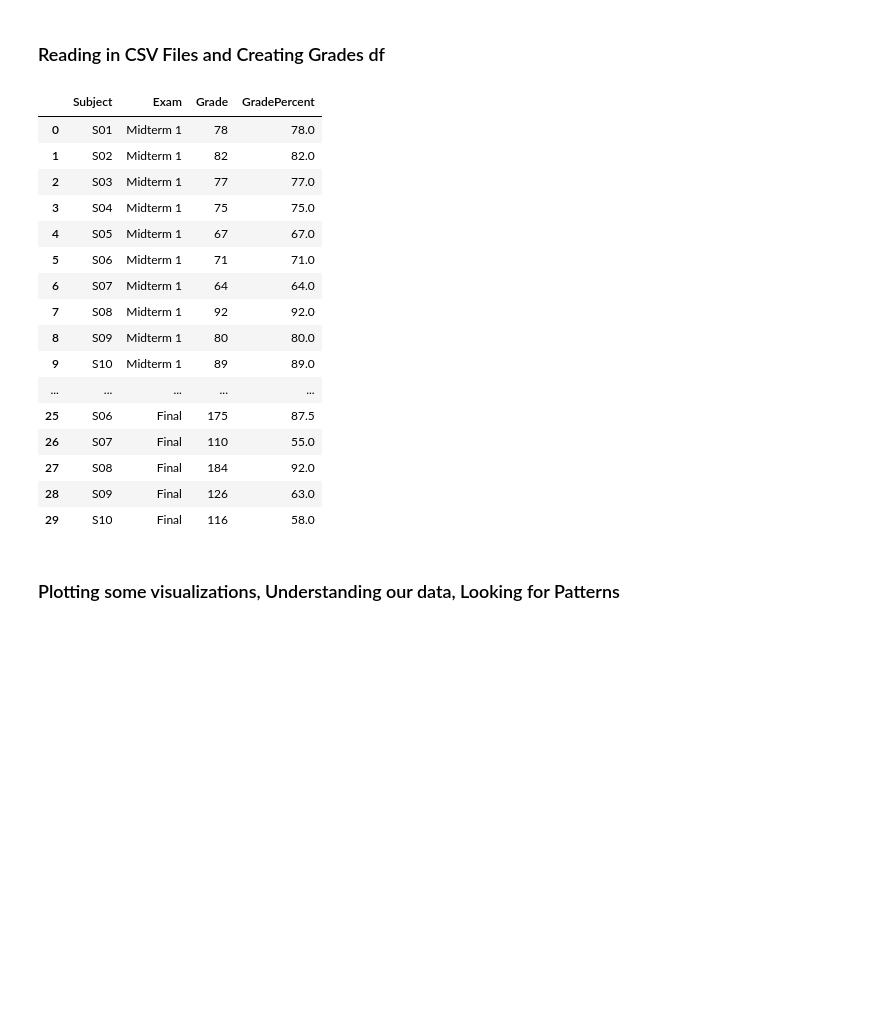
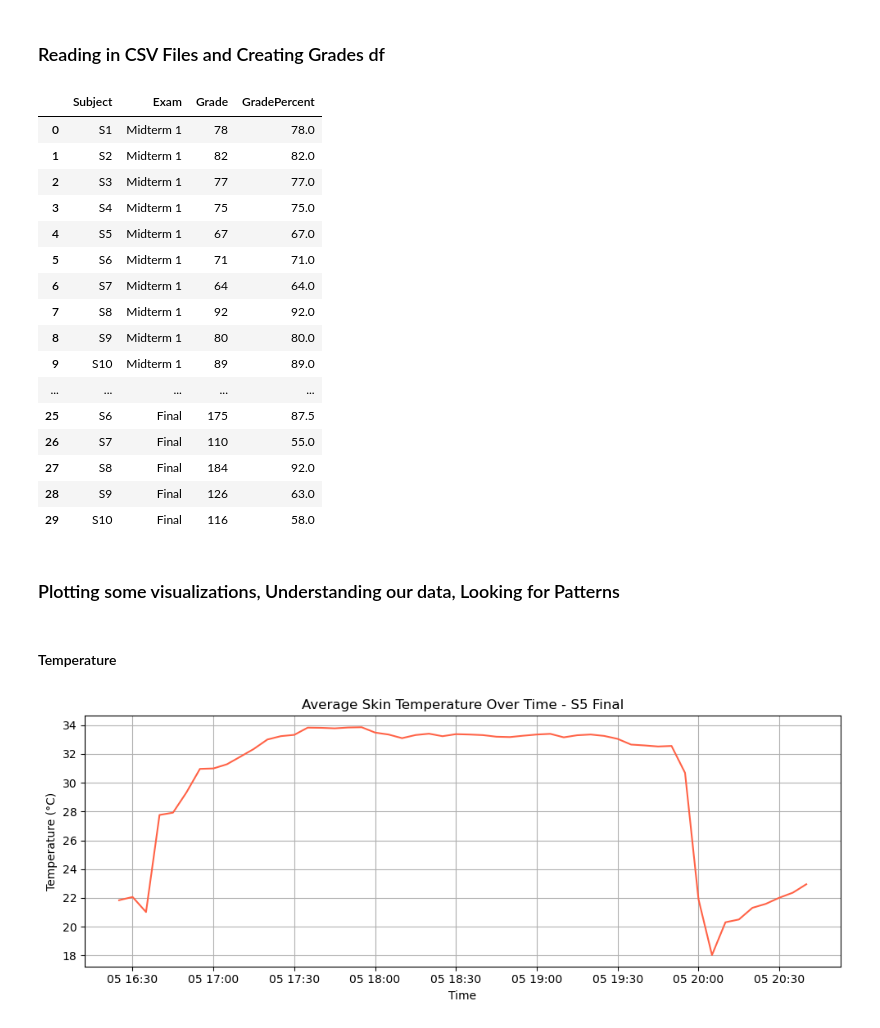
Before and after one commit to TurkiAlrasheed/project3-dsc106, a Jupyter notebook: proj3-EDA.ipynb, the cells around one changed output. Drawn from its saved outputs; the diff is of its cells as text; code cells hidden in the pictures; blank space fills up the shorter version.

Commit message:
did some EDA, 11 static visualization(may use some in checkpoint)

```diff
--- a/proj3-EDA.ipynb
+++ b/proj3-EDA.ipynb
@@ -163,24 +186,49 @@ grades_df["GradePercent"] = grades_df.apply(
     lambda row: row["Grade"] / 2 if row["Exam"] == "Final" else row["Grade"],
     axis=1
 )
+grades_df["Subject"] = grades_df["Subject"].apply(lambda s: f"S{int(s[1:])}")
 grades_df
 # %% [output]
 |  | Subject | Exam | Grade | GradePercent |
-| 0 | S01 | Midterm 1 | 78 | 78.0 |
-| 1 | S02 | Midterm 1 | 82 | 82.0 |
-| 2 | S03 | Midterm 1 | 77 | 77.0 |
-| 3 | S04 | Midterm 1 | 75 | 75.0 |
-| 4 | S05 | Midterm 1 | 67 | 67.0 |
-| 5 | S06 | Midterm 1 | 71 | 71.0 |
-| 6 | S07 | Midterm 1 | 64 | 64.0 |
-| 7 | S08 | Midterm 1 | 92 | 92.0 |
-| 8 | S09 | Midterm 1 | 80 | 80.0 |
+| 0 | S1 | Midterm 1 | 78 | 78.0 |
+| 1 | S2 | Midterm 1 | 82 | 82.0 |
+| 2 | S3 | Midterm 1 | 77 | 77.0 |
+| 3 | S4 | Midterm 1 | 75 | 75.0 |
+| 4 | S5 | Midterm 1 | 67 | 67.0 |
+| 5 | S6 | Midterm 1 | 71 | 71.0 |
+| 6 | S7 | Midterm 1 | 64 | 64.0 |
+| 7 | S8 | Midterm 1 | 92 | 92.0 |
+| 8 | S9 | Midterm 1 | 80 | 80.0 |
 | 9 | S10 | Midterm 1 | 89 | 89.0 |
 | ... | ... | ... | ... | ... |
-| 25 | S06 | Final | 175 | 87.5 |
-| 26 | S07 | Final | 110 | 55.0 |
-| 27 | S08 | Final | 184 | 92.0 |
-| 28 | S09 | Final | 126 | 63.0 |
+| 25 | S6 | Final | 175 | 87.5 |
+| 26 | S7 | Final | 110 | 55.0 |
+| 27 | S8 | Final | 184 | 92.0 |
+| 28 | S9 | Final | 126 | 63.0 |
 | 29 | S10 | Final | 116 | 58.0 |
 # %% [markdown]
 ### Plotting some visualizations, Understanding our data, Looking for Patterns
+# %% [markdown]
+#### Temperature
+# %%
+temp_df["timestamp_datetime"] = pd.to_datetime(temp_df["timestamp"], unit="s")
+
+# Set timestamp as index
+temp_df.set_index("timestamp_datetime", inplace=True)
+
+# Resample: average temperature every 5 minutes (adjustable)
+temp_avg = temp_df.groupby(["Subject", "Exam"]).resample("5min").mean().reset_index()
+
+# Plot example: one subject and exam
+example = temp_avg[(temp_avg["Subject"] == "S5") & (temp_avg["Exam"] == "Final")]
+
+plt.figure(figsize=(10, 4))
+plt.plot(example["timestamp_datetime"], example["value"], color="tomato")
+plt.title("Average Skin Temperature Over Time - S5 Final")
+plt.xlabel("Time")
+plt.ylabel("Temperature (°C)")
+plt.grid(True)
+plt.tight_layout()
+plt.show()
+# %% [output]
+[figure, added]
```
Also changed, not shown: parts of 20 cells of this notebook, 2 other files.
